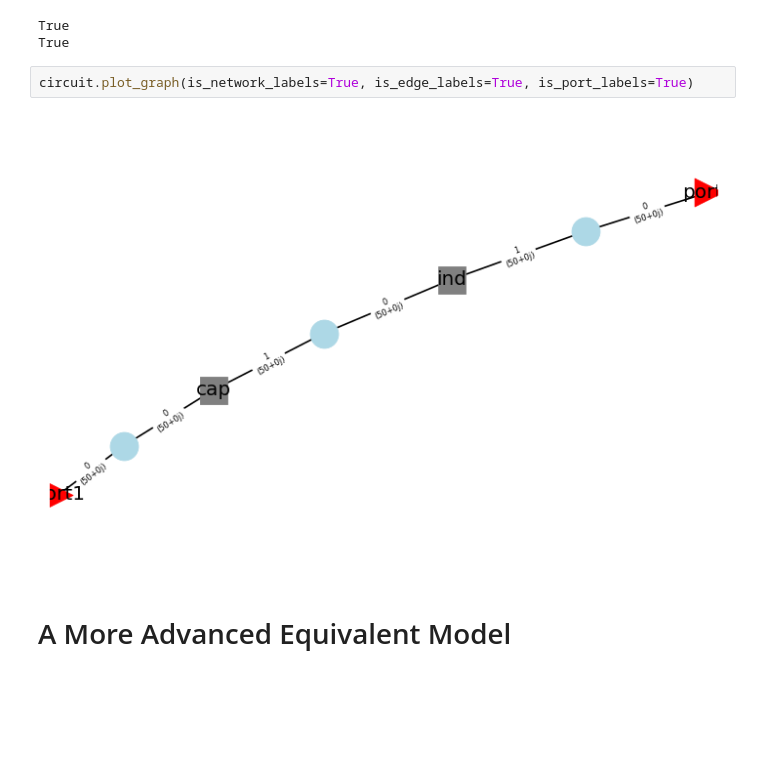
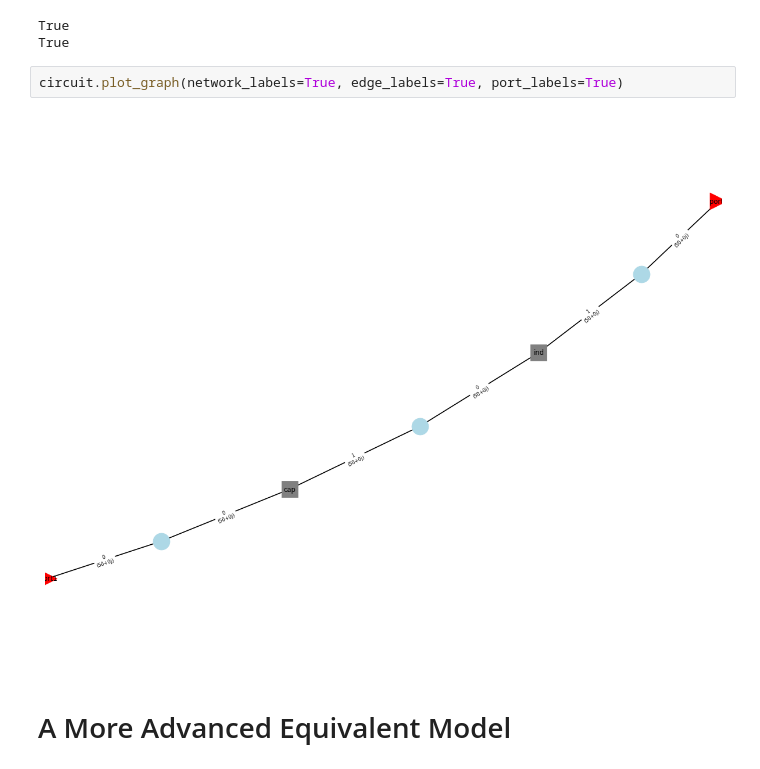
Before and after one commit to scikit-rf/scikit-rf, a Jupyter notebook: doc/source/examples/circuit/Lumped Element Circuits.ipynb, the cells around one changed output. Saved outputs shown, nothing was run; the diff lists cells and outputs as text; blank space fills up the shorter version.

Commit message:
Corrected some incorrect arguments in the plot_graph() method and updated the notebooks accordingly

```diff
--- a/doc/source/examples/circuit/Lumped Element Circuits.ipynb
+++ b/doc/source/examples/circuit/Lumped Element Circuits.ipynb
@@ -44,9 +44,9 @@ print(np.allclose(LC_designer.s, LC_from_circuit.s))
 True
 True
 # %%
-circuit.plot_graph(is_network_labels=True, is_edge_labels=True, is_port_labels=True)
+circuit.plot_graph(network_labels=True, edge_labels=True, port_labels=True)
 # %% [output]
-[figure, old version]
+[figure, new version]
 # %% [markdown]
 # A More Advanced Equivalent Model
 # %% [markdown]
```
Also changed, not shown: parts of 2 cells of this notebook, 2 other files.
